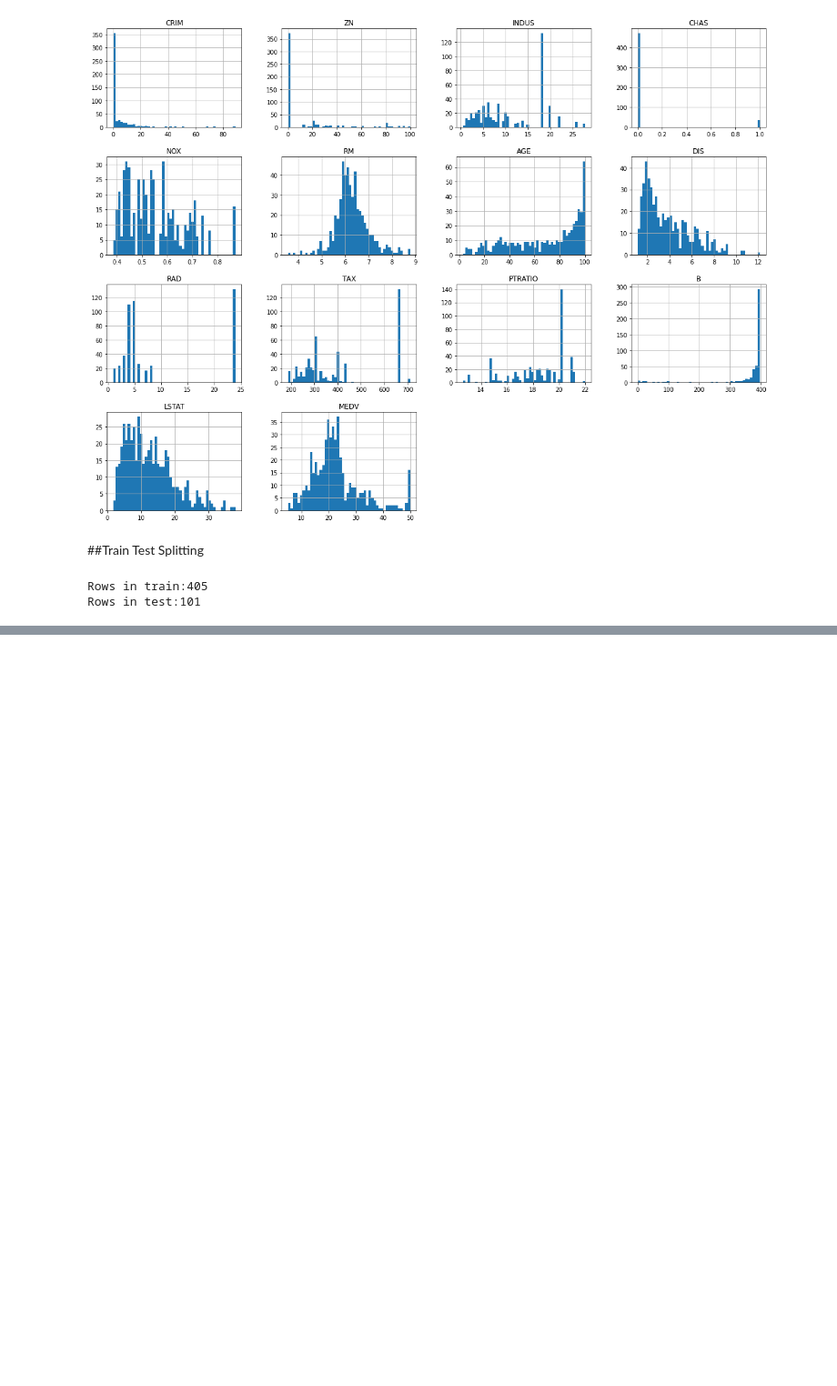
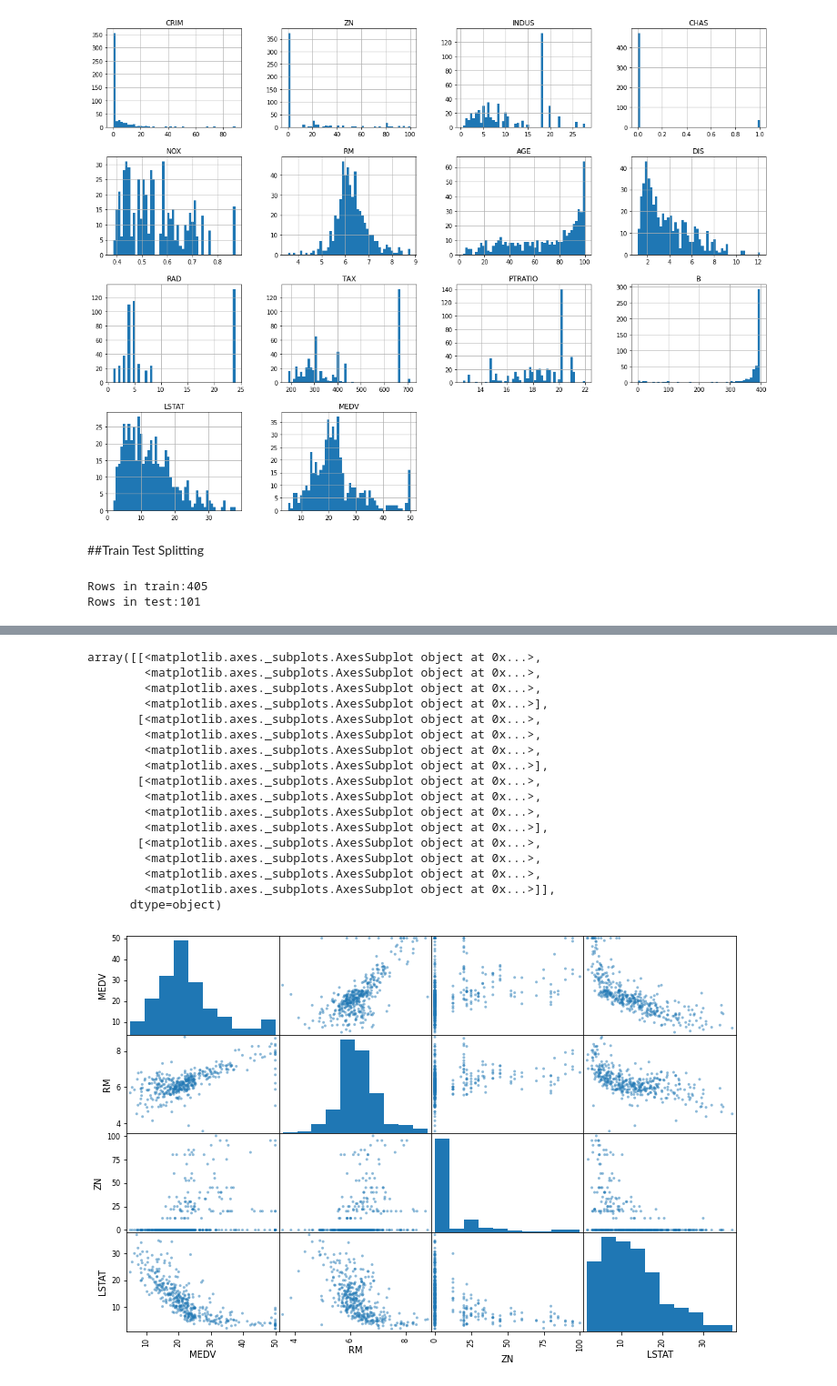
Before and after one commit to VallabhK/MachineLearning, a Jupyter notebook: RealEstatePrediction.ipynb, the cells around one changed output, grey strips where cells are left out. Shown at 91% size. Cells and saved outputs as stored; diff of their text form; code cells hidden in the pictures; blank space fills up the shorter version.

```diff
--- a/RealEstatePrediction.ipynb
+++ b/RealEstatePrediction.ipynb
@@ -7,7 +7,7 @@ Problem Statement: We are given dataset of house prices with some features like
 # %%
  import pandas as pd
 # %%
-url='https://raw.githubusercontent.com/VallabhK/MachineLearning/master/HousingData.csv?token=AIB6MQOKKUL54BY3GGPKHVLAWK7EC'
+url='https://raw.githubusercontent.com/VallabhK/MachineLearning/master/HousingData.csv?token=AIB6MQPF7UEVSUODSSTK2K3AWPS62'
 housingDataframe = pd.read_csv(url)
 # %%
  housingDataframe.head()
@@ -94,0 +116,23 @@ strat_test_set.describe()
+# %%
+from pandas.plotting import scatter_matrix
+attributes =['MEDV','RM', 'ZN','LSTAT']
+scatter_matrix(strat_train_set[attributes], figsize =(12,8))
+# %% [output]
+array([[<matplotlib.axes._subplots.AxesSubplot object at 0x...>,
+        <matplotlib.axes._subplots.AxesSubplot object at 0x...>,
+        <matplotlib.axes._subplots.AxesSubplot object at 0x...>,
+        <matplotlib.axes._subplots.AxesSubplot object at 0x...>],
+       [<matplotlib.axes._subplots.AxesSubplot object at 0x...>,
+        <matplotlib.axes._subplots.AxesSubplot object at 0x...>,
+        <matplotlib.axes._subplots.AxesSubplot object at 0x...>,
+        <matplotlib.axes._subplots.AxesSubplot object at 0x...>],
+       [<matplotlib.axes._subplots.AxesSubplot object at 0x...>,
+        <matplotlib.axes._subplots.AxesSubplot object at 0x...>,
+        <matplotlib.axes._subplots.AxesSubplot object at 0x...>,
+        <matplotlib.axes._subplots.AxesSubplot object at 0x...>],
+       [<matplotlib.axes._subplots.AxesSubplot object at 0x...>,
+        <matplotlib.axes._subplots.AxesSubplot object at 0x...>,
+        <matplotlib.axes._subplots.AxesSubplot object at 0x...>,
+        <matplotlib.axes._subplots.AxesSubplot object at 0x...>]],
+      dtype=object)
+[figure, added]
```
Also changed, not shown: parts of 13 cells of this notebook.
